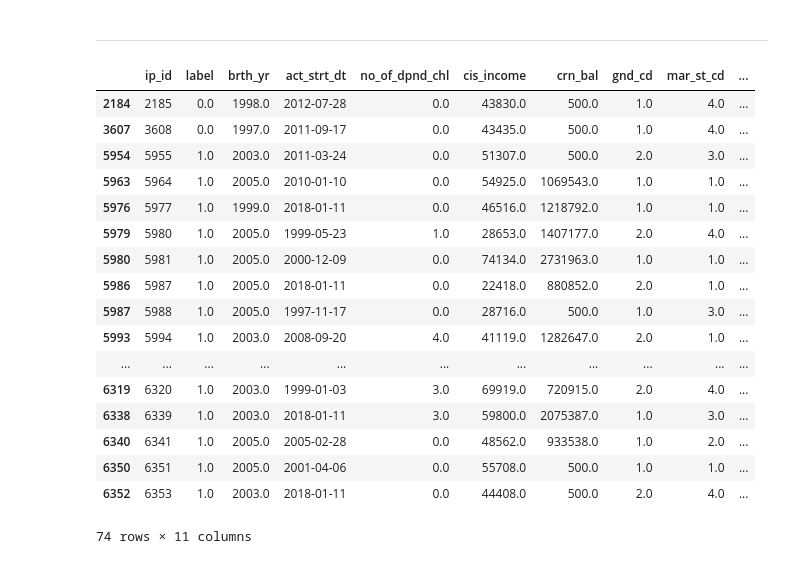
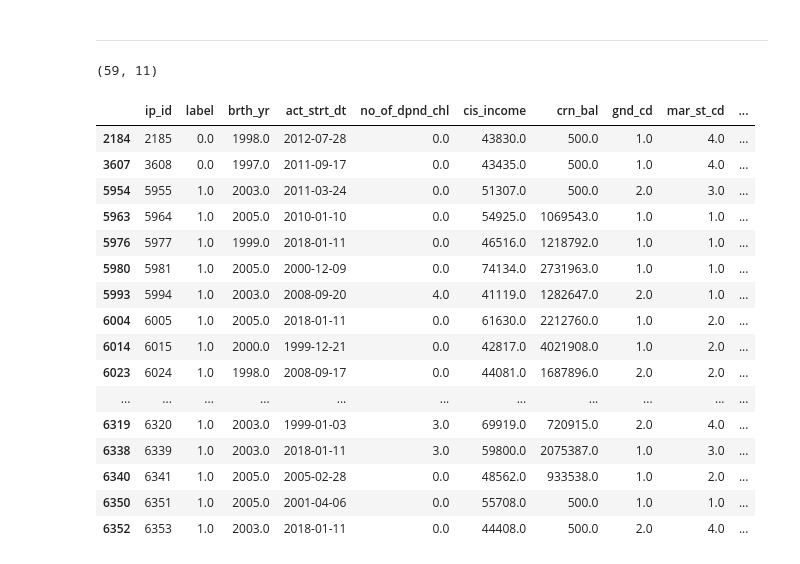
Before and after one commit to Kanbc/loan-default-prediction, a Jupyter notebook: notebook/1_explore/explore1.ipynb, the cells around one changed output. Cells and saved outputs as stored; diff of their text form; code cells hidden in the pictures.

```diff
--- a/notebook/1_explore/1.ipynb
+++ b/notebook/1_explore/explore1.ipynb
@@ -293,23 +295,28 @@ over10000[over10000['label'] == 1].shape
 # %% [markdown]
 -----------------------
 # %%
-result1[result1['brth_yr'] > 1996]
+child = result1[result1['brth_yr'] > 1996]
-# %% [output]
-|  | ip_id | label | brth_yr | act_strt_dt | no_of_dpnd_chl | cis_income | crn_bal | gnd_cd | mar_st_cd | ... |
-| 2184 | 2185 | 0.0 | 1998.0 | 2012-07-28 | 0.0 | 43830.0 | 500.0 | 1.0 | 4.0 | ... |
-| 3607 | 3608 | 0.0 | 1997.0 | 2011-09-17 | 0.0 | 43435.0 | 500.0 | 1.0 | 4.0 | ... |
-| 5954 | 5955 | 1.0 | 2003.0 | 2011-03-24 | 0.0 | 51307.0 | 500.0 | 2.0 | 3.0 | ... |
-| 5963 | 5964 | 1.0 | 2005.0 | 2010-01-10 | 0.0 | 54925.0 | 1069543.0 | 1.0 | 1.0 | ... |
-| 5976 | 5977 | 1.0 | 1999.0 | 2018-01-11 | 0.0 | 46516.0 | 1218792.0 | 1.0 | 1.0 | ... |
-| 5979 | 5980 | 1.0 | 2005.0 | 1999-05-23 | 1.0 | 28653.0 | 1407177.0 | 2.0 | 4.0 | ... |
-| 5980 | 5981 | 1.0 | 2005.0 | 2000-12-09 | 0.0 | 74134.0 | 2731963.0 | 1.0 | 1.0 | ... |
-| 5986 | 5987 | 1.0 | 2005.0 | 2018-01-11 | 0.0 | 22418.0 | 880852.0 | 2.0 | 1.0 | ... |
-| 5987 | 5988 | 1.0 | 2005.0 | 1997-11-17 | 0.0 | 28716.0 | 500.0 | 1.0 | 3.0 | ... |
-| 5993 | 5994 | 1.0 | 2003.0 | 2008-09-20 | 4.0 | 41119.0 | 1282647.0 | 2.0 | 1.0 | ... |
-| ... | ... | ... | ... | ... | ... | ... | ... | ... | ... | ... |
-| 6319 | 6320 | 1.0 | 2003.0 | 1999-01-03 | 3.0 | 69919.0 | 720915.0 | 2.0 | 4.0 | ... |
-| 6338 | 6339 | 1.0 | 2003.0 | 2018-01-11 | 3.0 | 59800.0 | 2075387.0 | 1.0 | 3.0 | ... |
-| 6340 | 6341 | 1.0 | 2005.0 | 2005-02-28 | 0.0 | 48562.0 | 933538.0 | 1.0 | 2.0 | ... |
-| 6350 | 6351 | 1.0 | 2005.0 | 2001-04-06 | 0.0 | 55708.0 | 500.0 | 1.0 | 1.0 | ... |
-| 6352 | 6353 | 1.0 | 2003.0 | 2018-01-11 | 0.0 | 44408.0 | 500.0 | 2.0 | 4.0 | ... |
-74 rows × 11 columns
+# %%
+child[child['cis_income'] > 30000].shape
+# %% [output]
+(59, 11)
+# %%
+child[child['cis_income'] > 30000]
+# %% [output]
+|  | ip_id | label | brth_yr | act_strt_dt | no_of_dpnd_chl | cis_income | crn_bal | gnd_cd | mar_st_cd | ... |
+| 2184 | 2185 | 0.0 | 1998.0 | 2012-07-28 | 0.0 | 43830.0 | 500.0 | 1.0 | 4.0 | ... |
+| 3607 | 3608 | 0.0 | 1997.0 | 2011-09-17 | 0.0 | 43435.0 | 500.0 | 1.0 | 4.0 | ... |
+| 5954 | 5955 | 1.0 | 2003.0 | 2011-03-24 | 0.0 | 51307.0 | 500.0 | 2.0 | 3.0 | ... |
+| 5963 | 5964 | 1.0 | 2005.0 | 2010-01-10 | 0.0 | 54925.0 | 1069543.0 | 1.0 | 1.0 | ... |
+| 5976 | 5977 | 1.0 | 1999.0 | 2018-01-11 | 0.0 | 46516.0 | 1218792.0 | 1.0 | 1.0 | ... |
+| 5980 | 5981 | 1.0 | 2005.0 | 2000-12-09 | 0.0 | 74134.0 | 2731963.0 | 1.0 | 1.0 | ... |
+| 5993 | 5994 | 1.0 | 2003.0 | 2008-09-20 | 4.0 | 41119.0 | 1282647.0 | 2.0 | 1.0 | ... |
+| 6004 | 6005 | 1.0 | 2005.0 | 2018-01-11 | 0.0 | 61630.0 | 2212760.0 | 1.0 | 2.0 | ... |
+| 6014 | 6015 | 1.0 | 2000.0 | 1999-12-21 | 0.0 | 42817.0 | 4021908.0 | 1.0 | 2.0 | ... |
+| 6023 | 6024 | 1.0 | 1998.0 | 2008-09-17 | 0.0 | 44081.0 | 1687896.0 | 2.0 | 2.0 | ... |
+| ... | ... | ... | ... | ... | ... | ... | ... | ... | ... | ... |
+| 6319 | 6320 | 1.0 | 2003.0 | 1999-01-03 | 3.0 | 69919.0 | 720915.0 | 2.0 | 4.0 | ... |
+| 6338 | 6339 | 1.0 | 2003.0 | 2018-01-11 | 3.0 | 59800.0 | 2075387.0 | 1.0 | 3.0 | ... |
+| 6340 | 6341 | 1.0 | 2005.0 | 2005-02-28 | 0.0 | 48562.0 | 933538.0 | 1.0 | 2.0 | ... |
+| 6350 | 6351 | 1.0 | 2005.0 | 2001-04-06 | 0.0 | 55708.0 | 500.0 | 1.0 | 1.0 | ... |
+| 6352 | 6353 | 1.0 | 2003.0 | 2018-01-11 | 0.0 | 44408.0 | 500.0 | 2.0 | 4.0 | ... |
```
Also changed, not shown: parts of 2 cells of this notebook, 3 other files.
